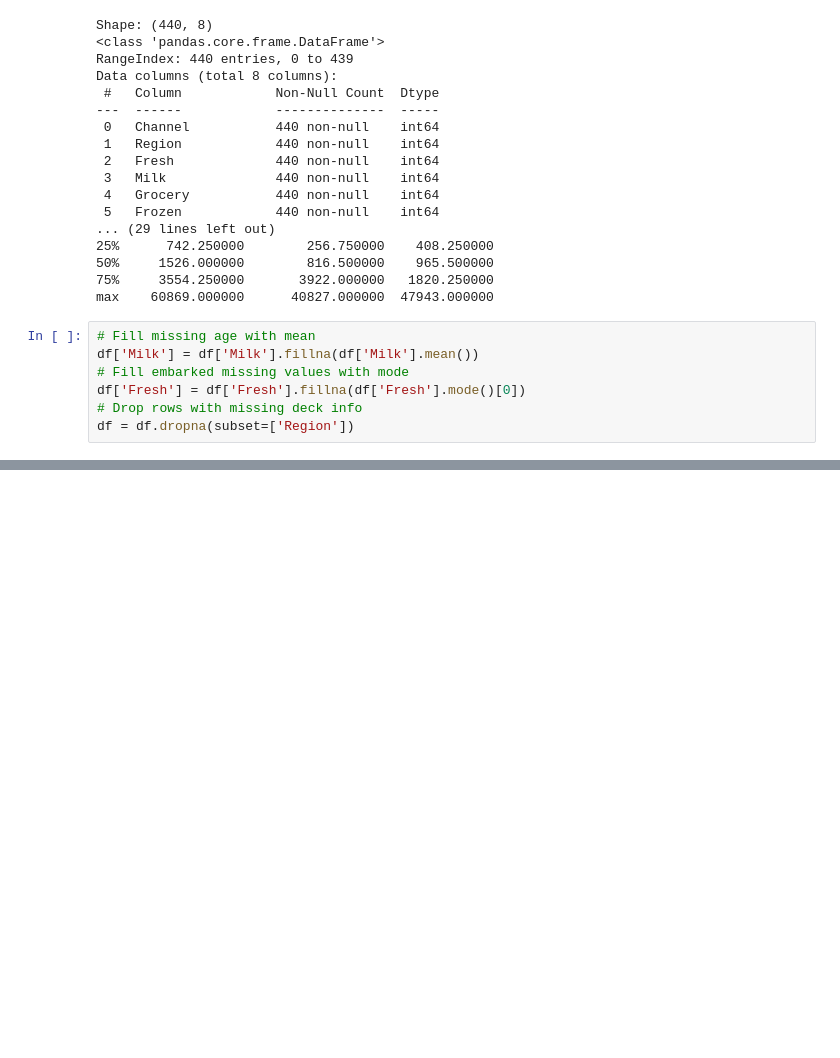
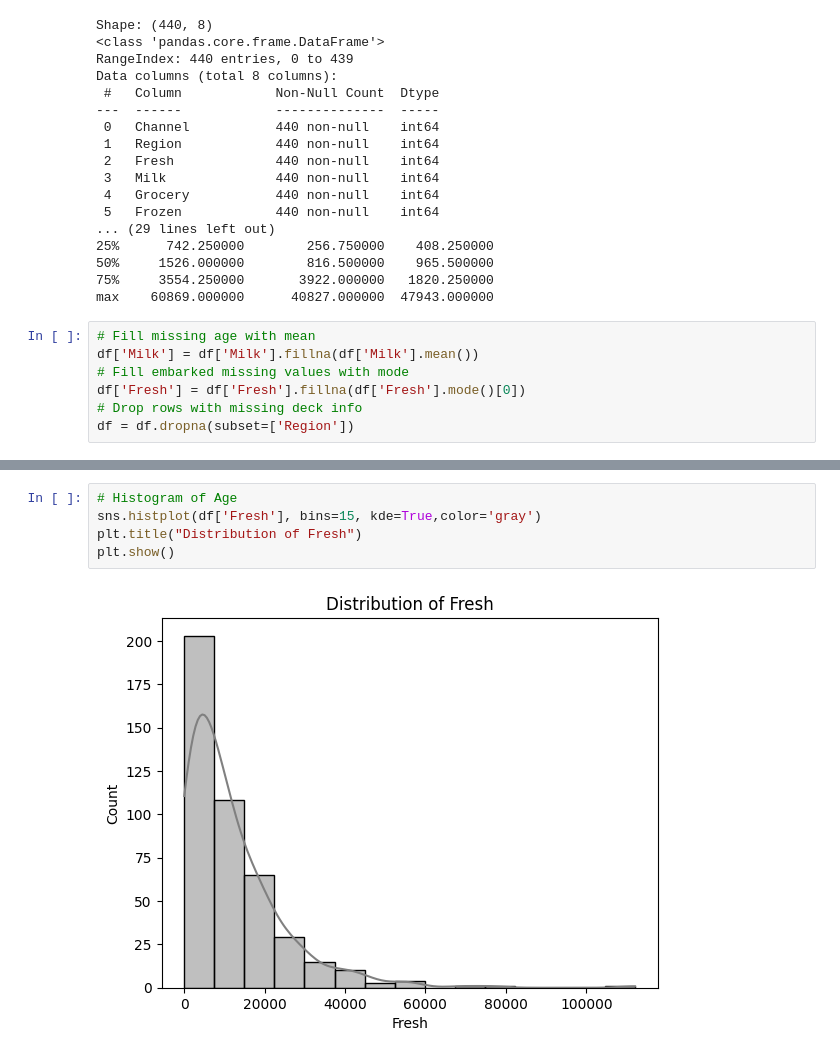
Before and after one commit to varsha-reddy18/Data_Analysis, a Jupyter notebook: dataset1.ipynb, the cells around one changed output, grey strips where cells are left out. Saved outputs shown, nothing was run; the diff lists cells and outputs as text; blank space fills up the shorter version.

```diff
--- a/dataset1.ipynb
+++ b/dataset1.ipynb
@@ -108,0 +111,7 @@ plt.show()
+# %%
+# Histogram of Age
+sns.histplot(df['Fresh'], bins=15, kde=True,color='gray')
+plt.title("Distribution of Fresh")
+plt.show()
+# %% [output]
+[figure, added]
```
Also changed, not shown: parts of 5 cells of this notebook, 2 other files.
